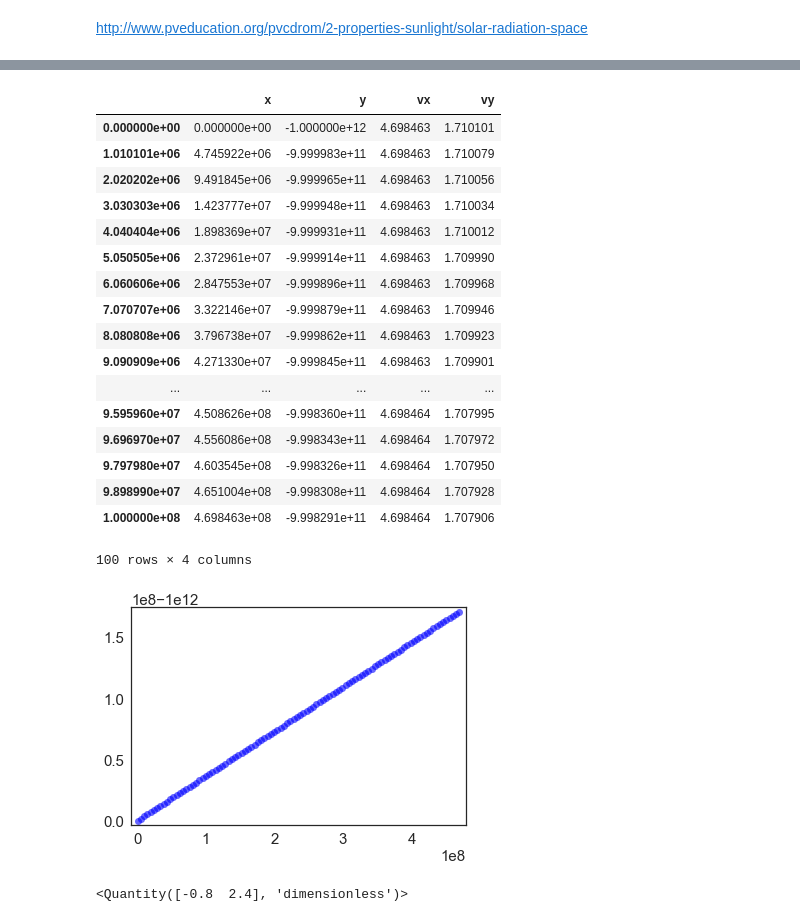
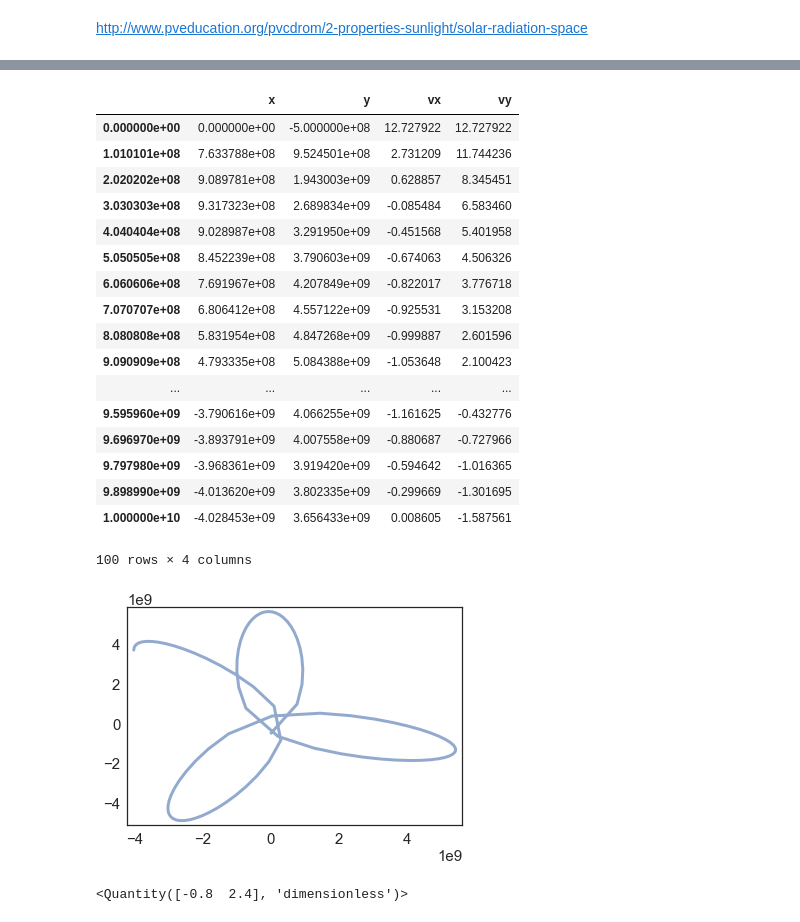
Before and after one commit to hadleigh-000/Space_Toast_ModSim, a Jupyter notebook: proj3_test3.ipynb, the cells around one changed output, grey strips where cells are left out. Cells and saved outputs as stored; diff of their text form; code cells hidden in the pictures.

```diff
--- a/proj3_test3.ipynb
+++ b/proj3_test3.ipynb
@@ -45,6 +45,6 @@ VXinit
 # %%
 
-condition= Condition(x0= 0, y0= -1e12, velocity= 5, angle = 20*degrees, duration= 1e8, T0= 0 )
+condition= Condition(x0= 0, y0= -5e8, velocity= 18, angle = 45*degrees, duration= 1e10, T0= 0 )
 # %%
 #I'm not sure I'm doing this right, I'm mostly copying this from chapter 10 with the intro to vectors and the baseball.
 
@@ -73,16 +73,16 @@ def slope_func(state, t, system):
     dist= sqrt(x**2+y**2)
     P= Vector(-x, -y)
     V= Vector(vx, vy)
-    tan_vect= Vector((-y/ dist), (x/ dist))
+    tan_vect= Vector((-y/dist), (x/ dist))
+    tan_v= tan_vect/tan_vect.mag
+    print(tan_v)
 
-    xdir= P.x/ dist
-    ydir= P.y/dist
-    w= V.proj(tan_vect)/ tan_vect.mag
-    wx=w.x
-    wy=w.y
-    #print(w)
+    xdir= -x/ dist
+    ydir= -y/dist
+    w= V.proj(tan_v)
 
-    F_grav= G* mass_sun *mass_toast/ dist**2
+
+    F_grav= G* mass_sun *mass_toast/ (dist)**2
 
     a_grav= Vector(xdir, ydir) *((F_grav)/mass_toast)
     a_cent= Vector(-xdir, -ydir) *(w.mag**2)/dist
@@ -115,28 +134,28 @@ run_odeint(system, slope_func)
 system.results
 # %% [output]
 |  | x | y | vx | vy |
-| 0.000000e+00 | 0.000000e+00 | -1.000000e+12 | 4.698463 | 1.710101 |
-| 1.010101e+06 | 4.745922e+06 | -9.999983e+11 | 4.698463 | 1.710079 |
-| 2.020202e+06 | 9.491845e+06 | -9.999965e+11 | 4.698463 | 1.710056 |
-| 3.030303e+06 | 1.423777e+07 | -9.999948e+11 | 4.698463 | 1.710034 |
-| 4.040404e+06 | 1.898369e+07 | -9.999931e+11 | 4.698463 | 1.710012 |
-| 5.050505e+06 | 2.372961e+07 | -9.999914e+11 | 4.698463 | 1.709990 |
-| 6.060606e+06 | 2.847553e+07 | -9.999896e+11 | 4.698463 | 1.709968 |
-| 7.070707e+06 | 3.322146e+07 | -9.999879e+11 | 4.698463 | 1.709946 |
-| 8.080808e+06 | 3.796738e+07 | -9.999862e+11 | 4.698463 | 1.709923 |
-| 9.090909e+06 | 4.271330e+07 | -9.999845e+11 | 4.698463 | 1.709901 |
+| 0.000000e+00 | 0.000000e+00 | -5.000000e+08 | 12.727922 | 12.727922 |
+| 1.010101e+08 | 7.633788e+08 | 9.524501e+08 | 2.731209 | 11.744236 |
+| 2.020202e+08 | 9.089781e+08 | 1.943003e+09 | 0.628857 | 8.345451 |
+| 3.030303e+08 | 9.317323e+08 | 2.689834e+09 | -0.085484 | 6.583460 |
+| 4.040404e+08 | 9.028987e+08 | 3.291950e+09 | -0.451568 | 5.401958 |
+| 5.050505e+08 | 8.452239e+08 | 3.790603e+09 | -0.674063 | 4.506326 |
+| 6.060606e+08 | 7.691967e+08 | 4.207849e+09 | -0.822017 | 3.776718 |
+| 7.070707e+08 | 6.806412e+08 | 4.557122e+09 | -0.925531 | 3.153208 |
+| 8.080808e+08 | 5.831954e+08 | 4.847268e+09 | -0.999887 | 2.601596 |
+| 9.090909e+08 | 4.793335e+08 | 5.084388e+09 | -1.053648 | 2.100423 |
 | ... | ... | ... | ... | ... |
-| 9.595960e+07 | 4.508626e+08 | -9.998360e+11 | 4.698464 | 1.707995 |
-| 9.696970e+07 | 4.556086e+08 | -9.998343e+11 | 4.698464 | 1.707972 |
-| 9.797980e+07 | 4.603545e+08 | -9.998326e+11 | 4.698464 | 1.707950 |
-| 9.898990e+07 | 4.651004e+08 | -9.998308e+11 | 4.698464 | 1.707928 |
-| 1.000000e+08 | 4.698463e+08 | -9.998291e+11 | 4.698464 | 1.707906 |
+| 9.595960e+09 | -3.790616e+09 | 4.066255e+09 | -1.161625 | -0.432776 |
+| 9.696970e+09 | -3.893791e+09 | 4.007558e+09 | -0.880687 | -0.727966 |
+| 9.797980e+09 | -3.968361e+09 | 3.919420e+09 | -0.594642 | -1.016365 |
+| 9.898990e+09 | -4.013620e+09 | 3.802335e+09 | -0.299669 | -1.301695 |
+| 1.000000e+10 | -4.028453e+09 | 3.656433e+09 | 0.008605 | -1.587561 |
 100 rows × 4 columns
 # %%
-plot(system.results.x, system.results.y, "bo")
+plot(system.results.x, system.results.y, )
 #plt.axis([-6e10, 6e10, -1.2e10, 1.2e10])
 # %% [output]
-[figure, old version]
+[figure, new version]
 # %%
 A= Vector(1, 3)
 
```
Also changed, not shown: parts of 3 cells of this notebook.
